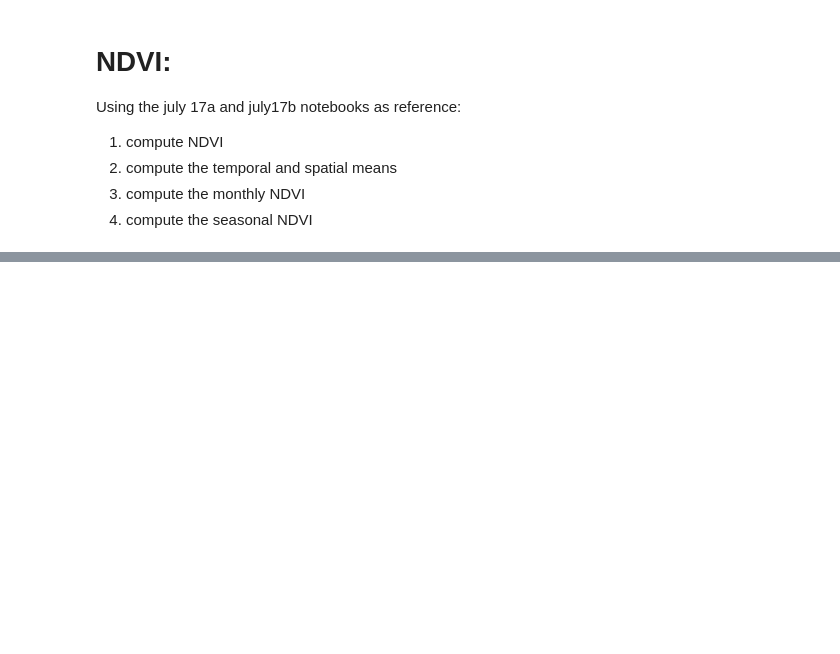
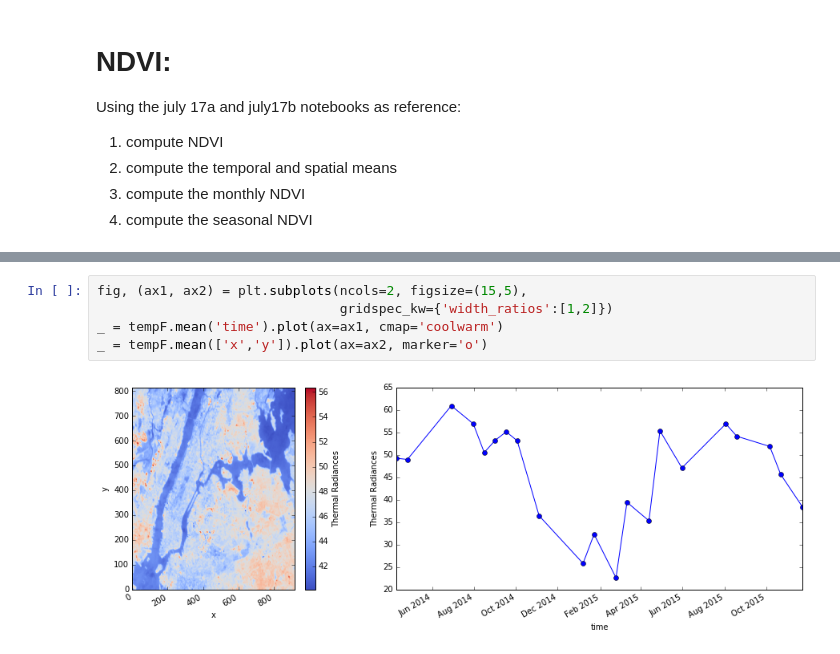
Before and after one commit to story645/EAS213, a Jupyter notebook: 2018/july18a.ipynb, the cells around one changed output, grey strips where cells are left out. Drawn from its saved outputs; the diff is of its cells as text; blank space fills up the shorter version.

```diff
--- a/2018/july18a.ipynb
+++ b/2018/july18a.ipynb
@@ -100,0 +174,7 @@ Using the july 17a and july17b notebooks as reference:
+# %%
+fig, (ax1, ax2) = plt.subplots(ncols=2, figsize=(15,5),
+                               gridspec_kw={'width_ratios':[1,2]})
+_ = tempF.mean('time').plot(ax=ax1, cmap='coolwarm')
+_ = tempF.mean(['x','y']).plot(ax=ax2, marker='o')
+# %% [output]
+[figure, added]
```
Also changed, not shown: parts of 7 cells of this notebook.
